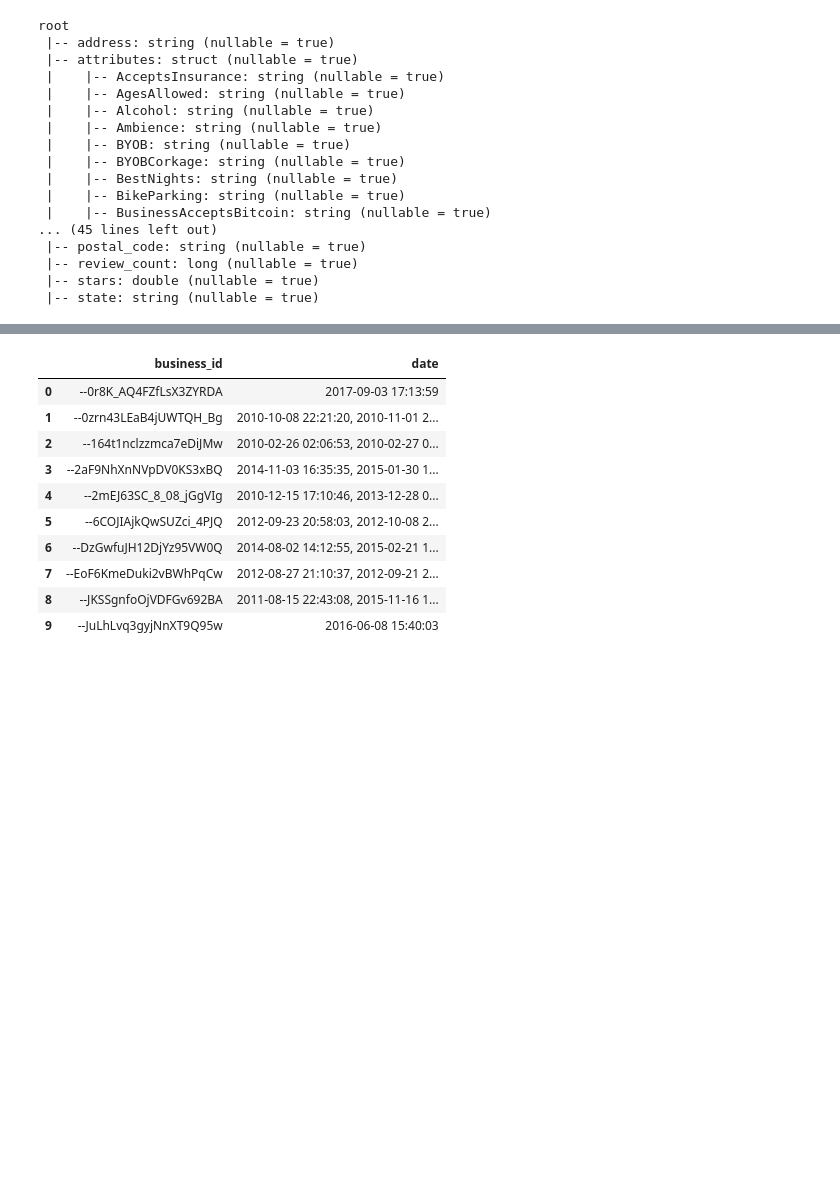
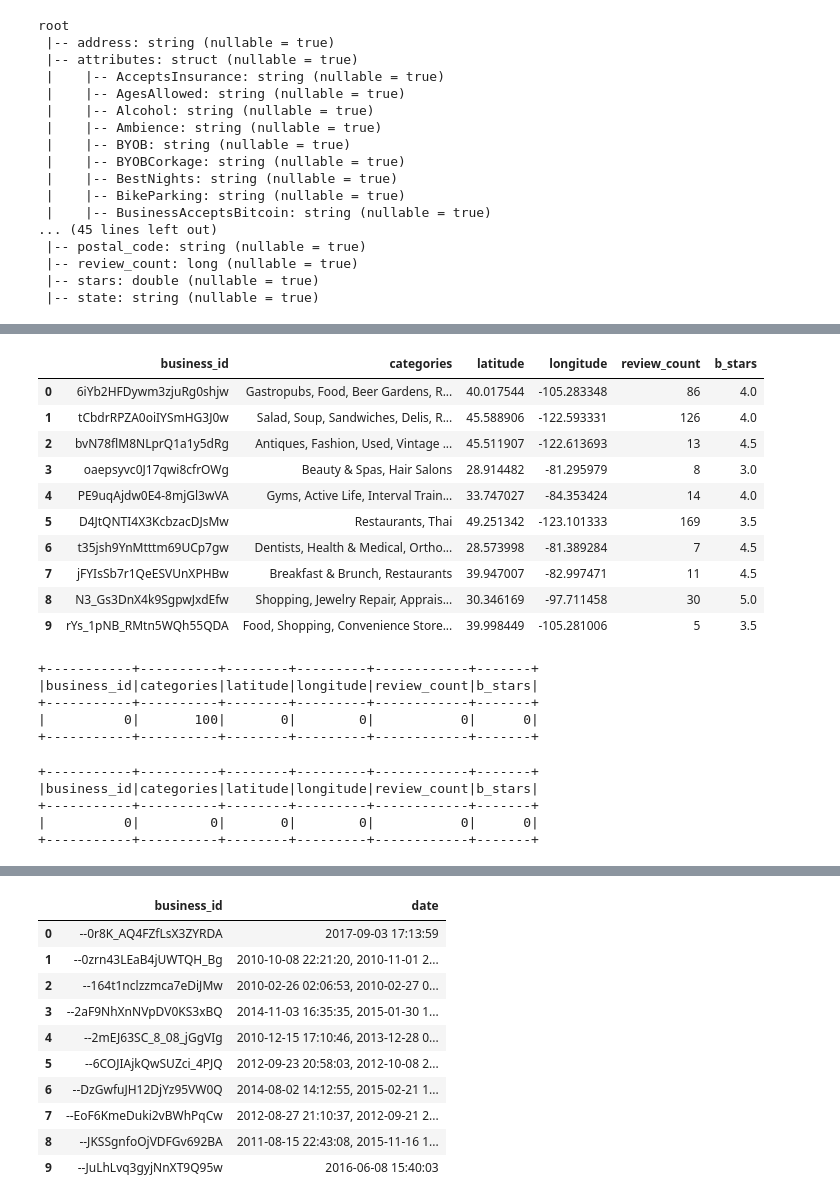
Before and after one commit to Necronoxia/Cdac_proj_yelp, a Jupyter notebook: EDA.ipynb, the cells around one changed output, grey strips where cells are left out. Saved outputs shown, nothing was run; the diff lists cells and outputs as text; code cells hidden in the pictures; blank space fills up the shorter version.

```diff
--- a/EDA.ipynb
+++ b/EDA.ipynb
@@ -81,0 +103,26 @@ df1_2.limit(10).toPandas()
+# %%
+df1_2 = df1_2.selectExpr("business_id","categories","latitude","longitude","review_count","stars as b_stars")
+#df1_2.printSchema()
+df1_2.limit(10).toPandas()
+# %% [output]
+|  | business_id | categories | latitude | longitude | review_count | b_stars |
+| 0 | 6iYb2HFDywm3zjuRg0shjw | Gastropubs, Food, Beer Gardens, R... | 40.017544 | -105.283348 | 86 | 4.0 |
+| 1 | tCbdrRPZA0oiIYSmHG3J0w | Salad, Soup, Sandwiches, Delis, R... | 45.588906 | -122.593331 | 126 | 4.0 |
+| 2 | bvN78flM8NLprQ1a1y5dRg | Antiques, Fashion, Used, Vintage ... | 45.511907 | -122.613693 | 13 | 4.5 |
+| 3 | oaepsyvc0J17qwi8cfrOWg | Beauty & Spas, Hair Salons | 28.914482 | -81.295979 | 8 | 3.0 |
+| 4 | PE9uqAjdw0E4-8mjGl3wVA | Gyms, Active Life, Interval Train... | 33.747027 | -84.353424 | 14 | 4.0 |
+| 5 | D4JtQNTI4X3KcbzacDJsMw | Restaurants, Thai | 49.251342 | -123.101333 | 169 | 3.5 |
+| 6 | t35jsh9YnMtttm69UCp7gw | Dentists, Health & Medical, Ortho... | 28.573998 | -81.389284 | 7 | 4.5 |
+| 7 | jFYIsSb7r1QeESVUnXPHBw | Breakfast & Brunch, Restaurants | 39.947007 | -82.997471 | 11 | 4.5 |
+| 8 | N3_Gs3DnX4k9SgpwJxdEfw | Shopping, Jewelry Repair, Apprais... | 30.346169 | -97.711458 | 30 | 5.0 |
+| 9 | rYs_1pNB_RMtn5WQh55QDA | Food, Shopping, Convenience Store... | 39.998449 | -105.281006 | 5 | 3.5 |
+# %%
+from pyspark.sql.functions import col,isnan, when, count # put in main import later.
+
+df1_2.select([count(when(isnan(c) | col(c).isNull(), c)).alias(c) for c in df1_2.columns]).show()
+# %% [output]
++-----------+----------+--------+---------+------------+-------+
+|business_id|categories|latitude|longitude|review_count|b_stars|
++-----------+----------+--------+---------+------------+-------+
+|          0|       100|       0|        0|           0|      0|
++-----------+----------+--------+---------+------------+-------+
@@ -81,0 +131,8 @@ df1_2.limit(10).toPandas()
+# %%
+df1_3.select([count(when(isnan(c) | col(c).isNull(), c)).alias(c) for c in df1_3.columns]).show()
+# %% [output]
++-----------+----------+--------+---------+------------+-------+
+|business_id|categories|latitude|longitude|review_count|b_stars|
++-----------+----------+--------+---------+------------+-------+
+|          0|         0|       0|        0|           0|      0|
++-----------+----------+--------+---------+------------+-------+
```
Also changed, not shown: parts of 25 cells of this notebook.
